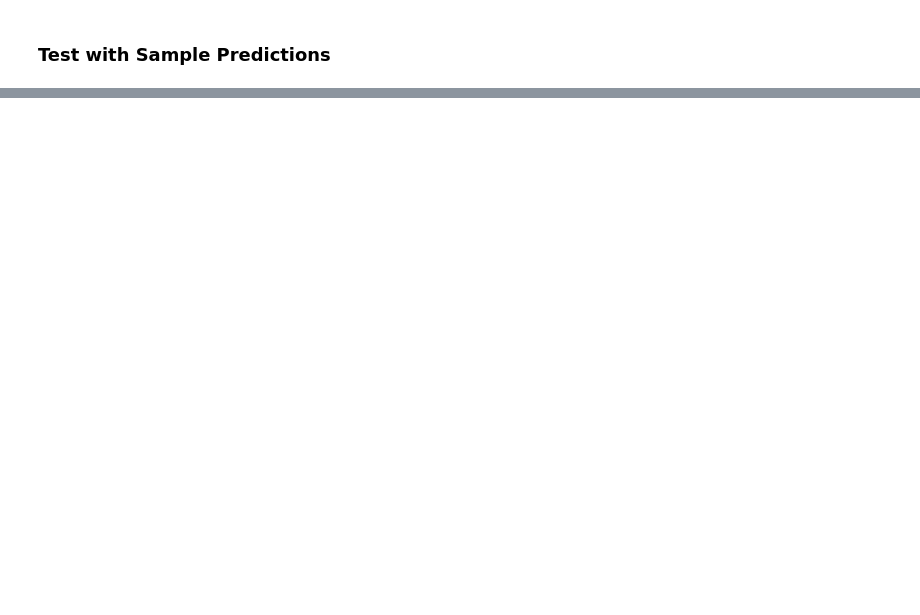
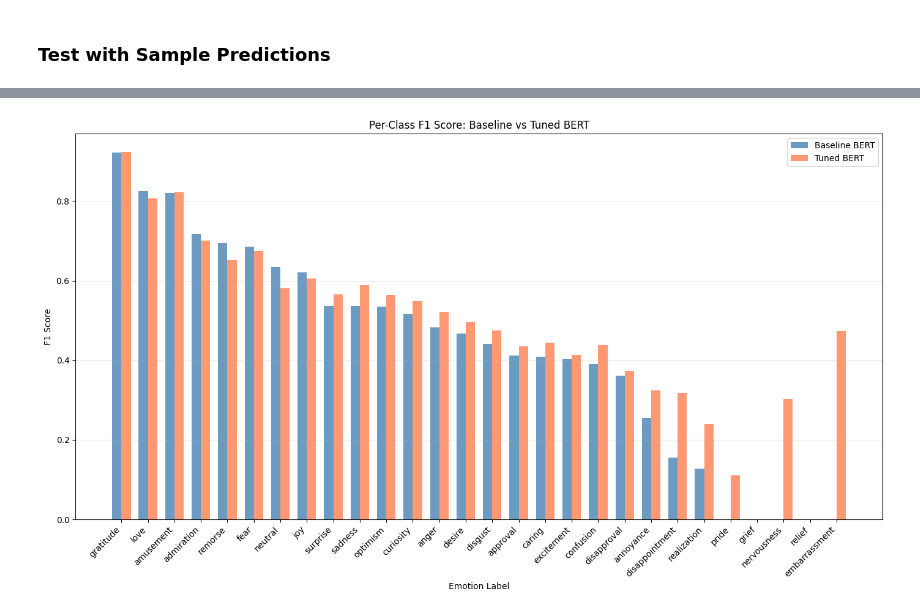
Before and after one commit to CIS-5300-Final-Project/NLPFinalProject, a Jupyter notebook: bert.ipynb, the cells around one changed output, grey strips where cells are left out. Cells and saved outputs as stored; diff of their text form; code cells hidden in the pictures; blank space fills up the shorter version.

Commit message:
added more results of modeling

```diff
--- a/bert.ipynb
+++ b/bert.ipynb
@@ -445,0 +624,19 @@ Top 5 Probabilities: love:0.95, joy:0.04, admiration:0.03, neutral:0.02, approva
+# %%
+# Create an Optuna study with MedianPruner for early stopping of unpromising trials
+study = optuna.create_study(
+    direction='maximize',  # Maximize F1 score
+    study_name='bert_goemotions_tuning',
+    pruner=optuna.pruners.MedianPruner(n_startup_trials=3, n_warmup_steps=1)
+)
+
+# Number of trials to run (increase for better results, but takes longer)
+N_TRIALS = 10  # Adjust based on available compute time
+
+print(f"Starting hyperparameter optimization with {N_TRIALS} trials...")
+print("This may take a while depending on your hardware.\n")
+
+study.optimize(objective, n_trials=N_TRIALS, show_progress_bar=True)
+
+print("\n" + "="*60)
+print("HYPERPARAMETER OPTIMIZATION COMPLETE")
+print("="*60)
@@ -445,0 +1022,70 @@ Top 5 Probabilities: love:0.95, joy:0.04, admiration:0.03, neutral:0.02, approva
+# %%
+# Calculate per-class F1 scores for both models
+from sklearn.metrics import f1_score as sk_f1_score
+
+# Get per-class F1 scores
+baseline_per_class_f1 = sk_f1_score(
+    test_results['labels'],
+    test_results['predictions'],
+    average=None,
+    zero_division=0
+)
+
+tuned_per_class_f1 = sk_f1_score(
+    tuned_test_results['labels'],
+    tuned_test_results['predictions'],
+    average=None,
+    zero_division=0
+)
+
+# Create comparison DataFrame
+per_class_comparison = pd.DataFrame({
+    'Label': LABELS,
+    'Baseline F1': baseline_per_class_f1,
+    'Tuned F1': tuned_per_class_f1,
+    'Improvement': tuned_per_class_f1 - baseline_per_class_f1
+})
+per_class_comparison = per_class_comparison.sort_values('Improvement', ascending=False)
+
+print("Per-Class F1 Score Comparison (sorted by improvement):")
+print("="*70)
+print(per_class_comparison.to_string(index=False))
+
+# Visualize per-class comparison
+fig, ax = plt.subplots(figsize=(14, 8))
+
+x = np.arange(len(LABELS))
+width = 0.35
+
+# Sort by baseline F1 for better visualization
+sorted_indices = np.argsort(baseline_per_class_f1)[::-1]
+sorted_labels = [LABELS[i] for i in sorted_indices]
+sorted_baseline = baseline_per_class_f1[sorted_indices]
+sorted_tuned = tuned_per_class_f1[sorted_indices]
+
+bars1 = ax.bar(x - width/2, sorted_baseline, width, label='Baseline BERT', color='steelblue', alpha=0.8)
+bars2 = ax.bar(x + width/2, sorted_tuned, width, label='Tuned BERT', color='coral', alpha=0.8)
+
+ax.set_ylabel('F1 Score')
+ax.set_xlabel('Emotion Label')
+ax.set_title('Per-Class F1 Score: Baseline vs Tuned BERT')
+ax.set_xticks(x)
+ax.set_xticklabels(sorted_labels, rotation=45, ha='right')
+ax.legend()
+ax.grid(True, alpha=0.3, axis='y')
+
+plt.tight_layout()
+plt.savefig('per_class_comparison.png', dpi=150, bbox_inches='tight')
+plt.show()
+
+# Show which classes improved most
+print("\n" + "="*70)
+print("TOP 5 MOST IMPROVED CLASSES:")
+print("="*70)
+print(per_class_comparison.head(5).to_string(index=False))
+
+print("\n" + "="*70)
+print("TOP 5 CLASSES WITH DECREASED PERFORMANCE:")
+print("="*70)
+print(per_class_comparison.tail(5).to_string(index=False))
+# %% [output]
@@ -445,0 +1109 @@ Top 5 Probabilities: love:0.95, joy:0.04, admiration:0.03, neutral:0.02, approva
+[figure, added]
```
Also changed, not shown: parts of 35 cells of this notebook, 12 other files.
